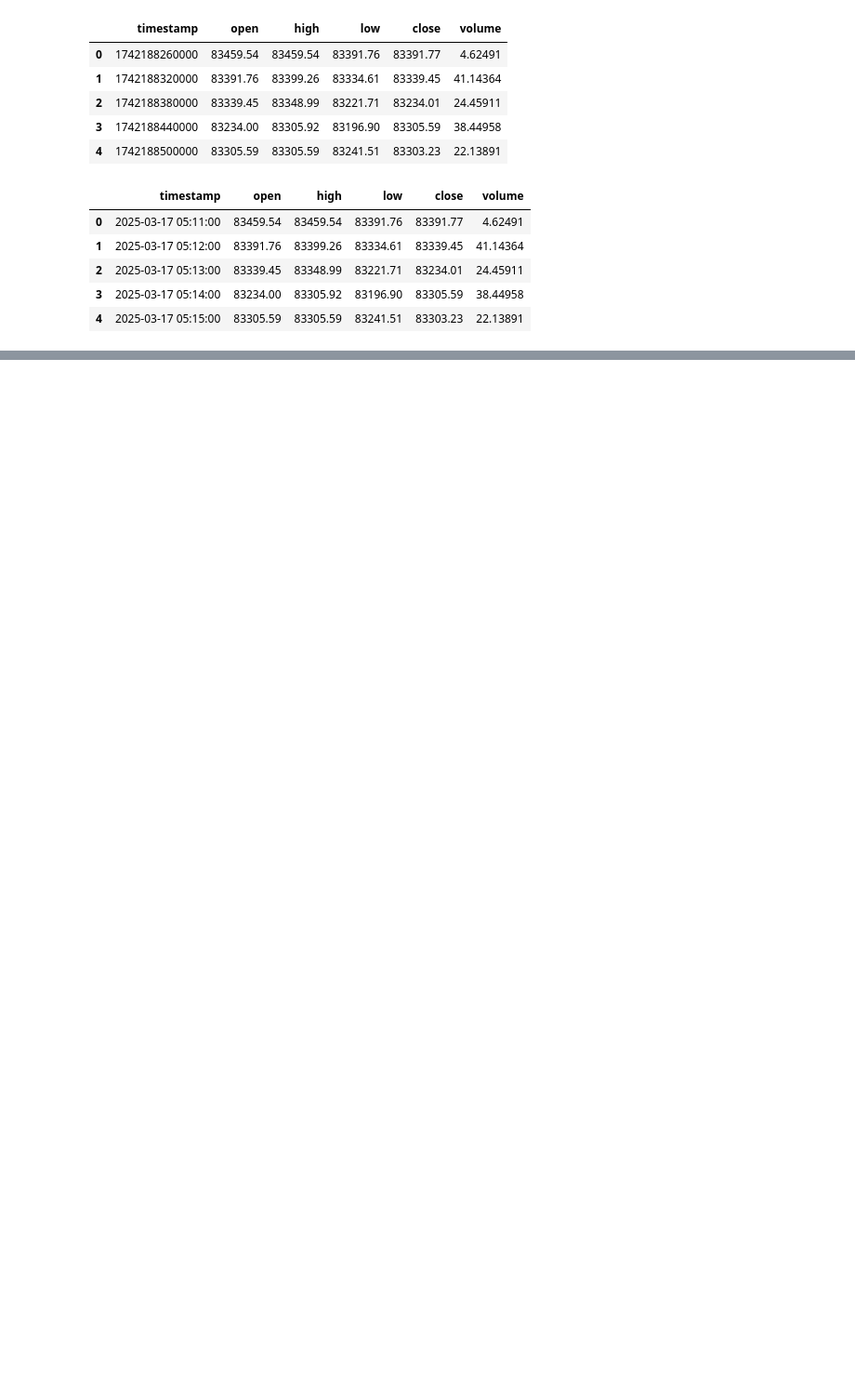
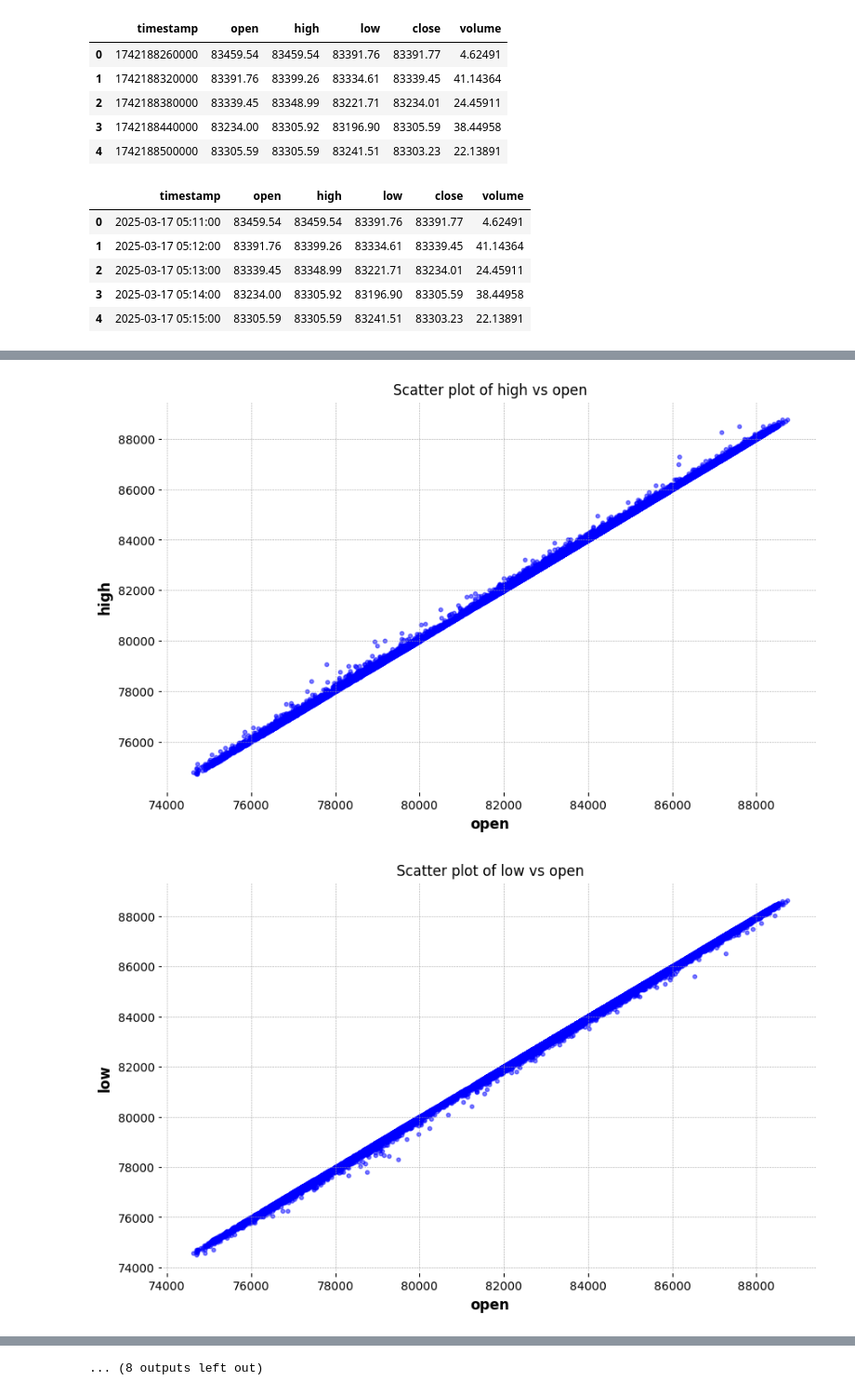
Before and after one commit to slamina-pf/data_analysis_trading_bot, a Jupyter notebook: workbooks/data_analysis.ipynb, the cells around one changed output, grey strips where cells are left out. Shown at 93% size. Cells and saved outputs as stored; diff of their text form; code cells hidden in the pictures; blank space fills up the shorter version.

```diff
--- a/workbooks/data_analysis.ipynb
+++ b/workbooks/data_analysis.ipynb
@@ -29,0 +141,23 @@ df.head(5)
+# %%
+def scatter_plot(df, label, color='blue', size=10, alpha=0.5, numeric_columns=None):
+
+    if len(numeric_columns) == 0:
+        print("No numeric columns available for histogram.")
+        return
+
+    for column in numeric_columns:
+        if label is not column:
+            plt.figure(figsize=(10, 6))
+            plt.scatter(df[label], df[column], c=color, s=size, alpha=alpha)
+            plt.xlabel(label)
+            plt.ylabel(column)
+            plt.title(f'Scatter plot of {column} vs {label}')
+            plt.grid(True)
+            plt.show()
+# %%
+numeric_columns = df.select_dtypes(include=['number']).columns
+for label in numeric_columns:
+    scatter_plot(df, label=label, numeric_columns=numeric_columns)
+# %% [output]
+[figure, added]
+[figure, added]
@@ -29,0 +174 @@ df.head(5)
+... (8 outputs left out)
```
Also changed, not shown: parts of 18 cells of this notebook, 1 other file.
